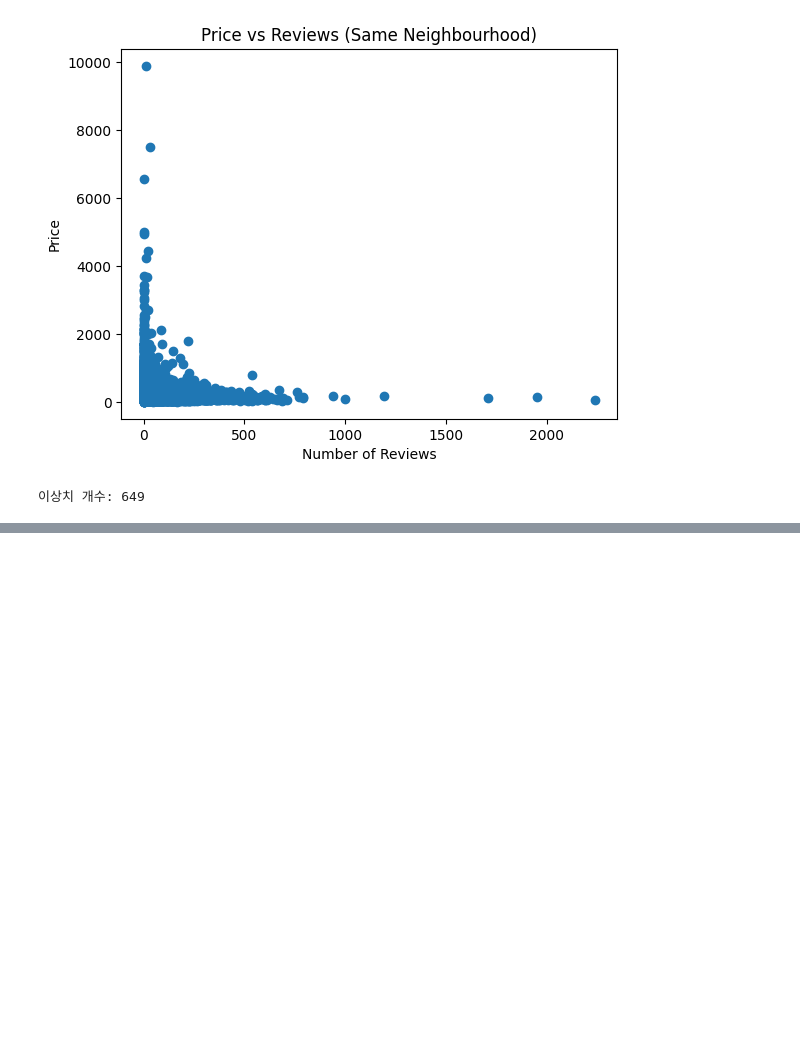
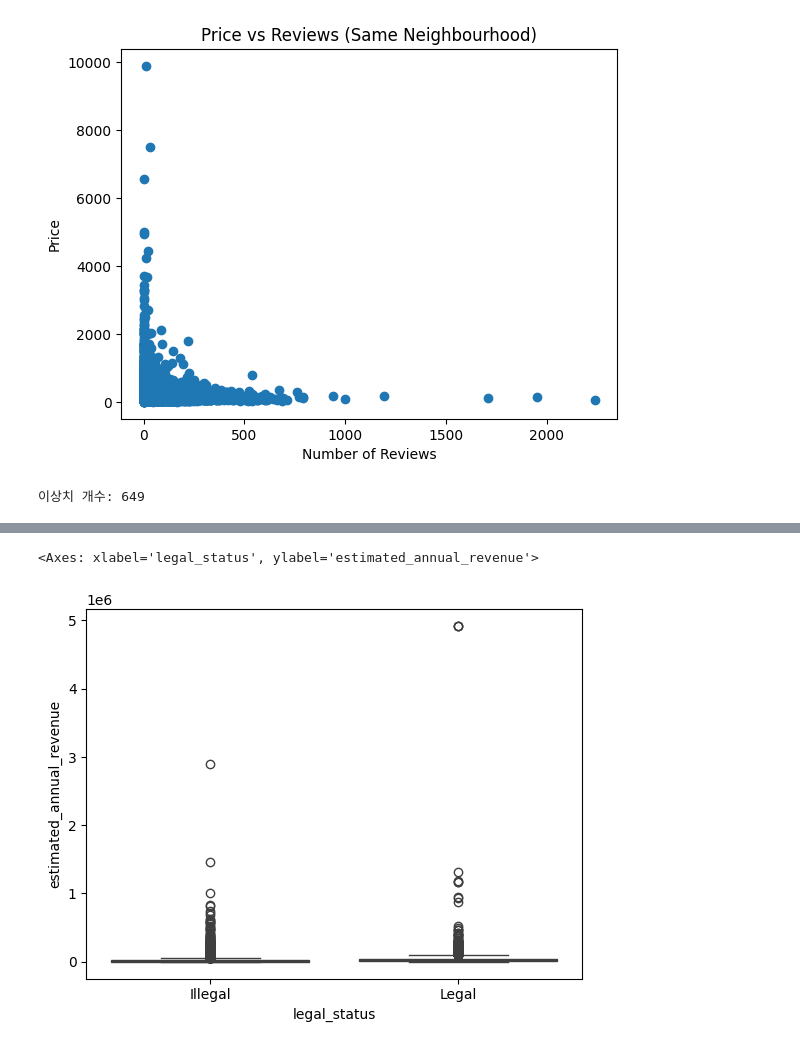
Before and after one commit to motimit/second_project, a Jupyter notebook: Hyebeen_EDA/project-혜빈.ipynb, the cells around one changed output, grey strips where cells are left out. Drawn from its saved outputs; the diff is of its cells as text; code cells hidden in the pictures; blank space fills up the shorter version.

```diff
--- a/Hyebeen_EDA/project-혜빈.ipynb
+++ b/Hyebeen_EDA/project-혜빈.ipynb
@@ -236,0 +371,9 @@ print("이상치 개수:", len(outliers))
+# %%
+sns.boxplot(
+    x="legal_status",
+    y="estimated_annual_revenue",
+    data=target_df
+)
+# %% [output]
+<Axes: xlabel='legal_status', ylabel='estimated_annual_revenue'>
+[figure, added]
```
Also changed, not shown: parts of 46 cells of this notebook, 2 other files.
